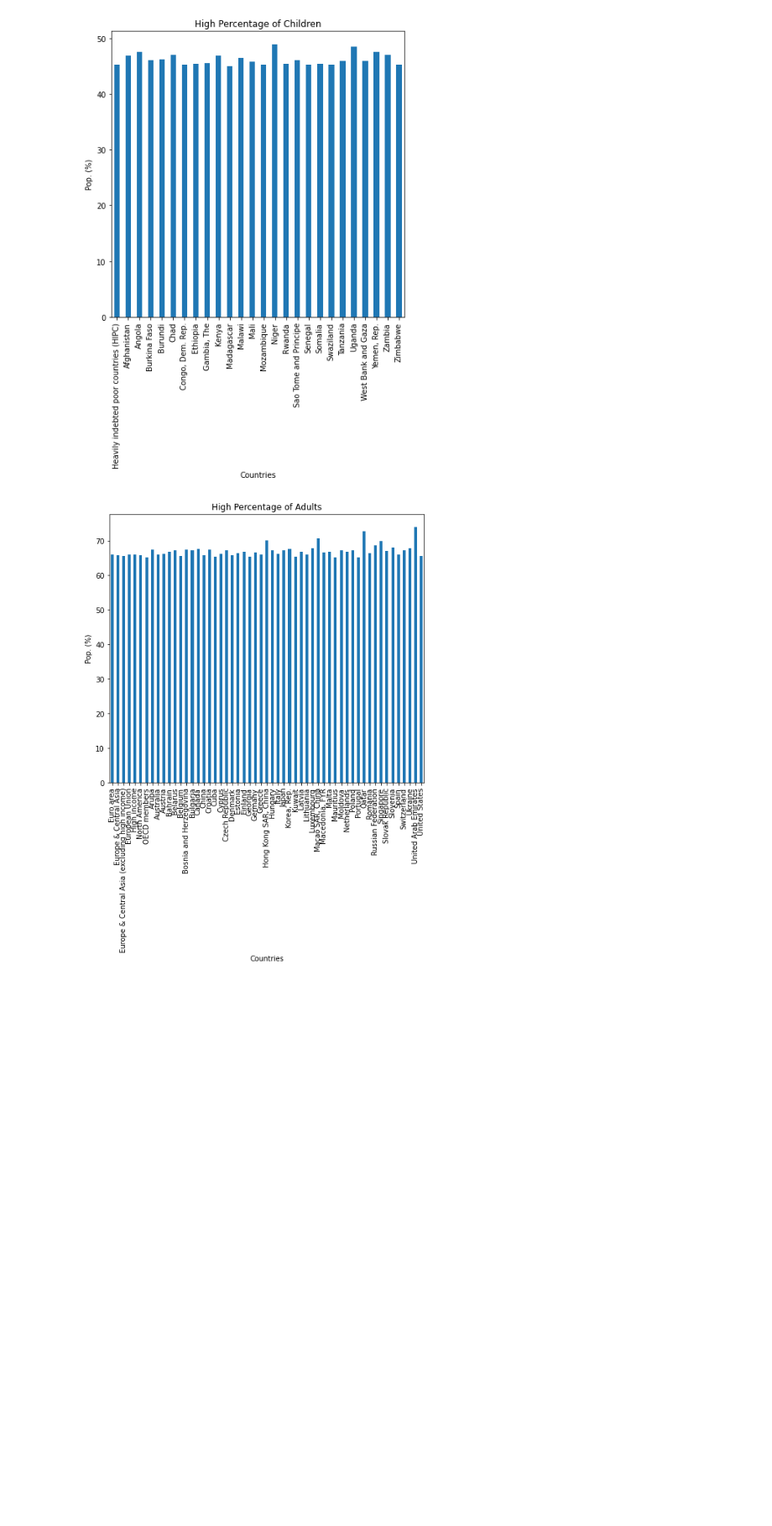
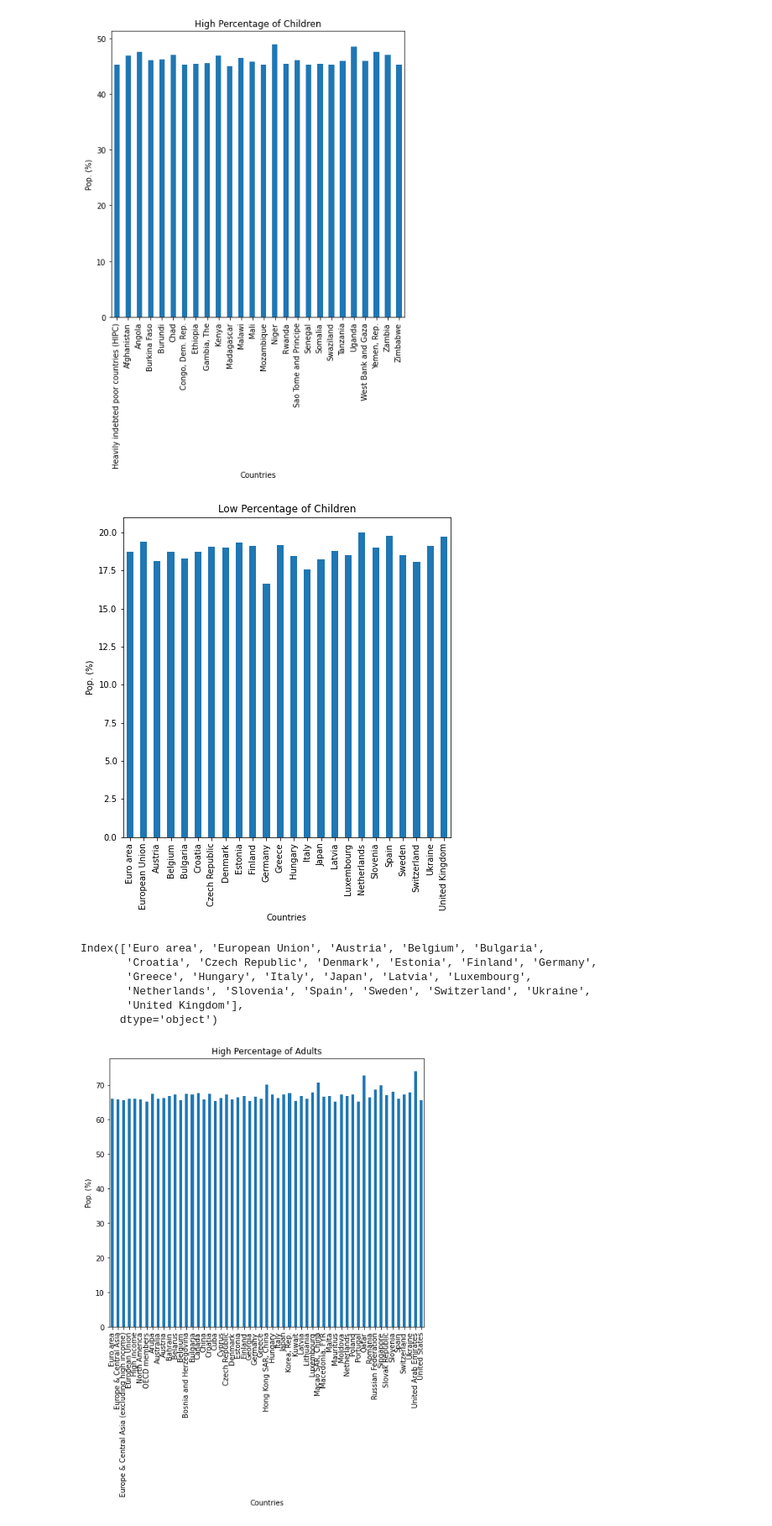
Before and after one commit to prabirdeb/World-Bank-Global-Education-Analysis, a Jupyter notebook: World_Bank_Global_Education_Analysis_Capstone_Project.ipynb, the cells around one changed output. Shown at 84% size. Drawn from its saved outputs; the diff is of its cells as text; code cells hidden in the pictures; blank space fills up the shorter version.

```diff
--- a/World_Bank_Global_Education_Analysis_Capstone_Project.ipynb
+++ b/World_Bank_Global_Education_Analysis_Capstone_Project.ipynb
@@ -575,6 +672,25 @@ plt.xlabel('Countries')
 plt.show()
 # %% [output]
 [figure]
+# %%
+# Plotting Low Percentage of Children in Population
+mean_stat_df.loc[(mean_stat_df['Population, ages 0-14 (% of total)']<20)]['Population, ages 0-14 (% of total)'].plot.bar(figsize=(7,7))
+plt.title('Low Percentage of Children')
+plt.ylabel('Pop. (%)')
+plt.xlabel('Countries')
+plt.show()
+# %% [output]
+[figure, added]
+# %%
+low_children_pop=mean_stat_df.loc[(mean_stat_df['Population, ages 0-14 (% of total)']<20)].index
+low_children_pop
+# %% [output]
+Index(['Euro area', 'European Union', 'Austria', 'Belgium', 'Bulgaria',
+       'Croatia', 'Czech Republic', 'Denmark', 'Estonia', 'Finland', 'Germany',
+       'Greece', 'Hungary', 'Italy', 'Japan', 'Latvia', 'Luxembourg',
+       'Netherlands', 'Slovenia', 'Spain', 'Sweden', 'Switzerland', 'Ukraine',
+       'United Kingdom'],
+      dtype='object')
 # %%
 # Plotting High Percentage of Adults in Population
 mean_stat_df.loc[(mean_stat_df['Population, ages 15-64 (% of total)']>65)]['Population, ages 15-64 (% of total)'].plot.bar(figsize=(8,7))
```
Also changed, not shown: parts of 52 cells of this notebook.
